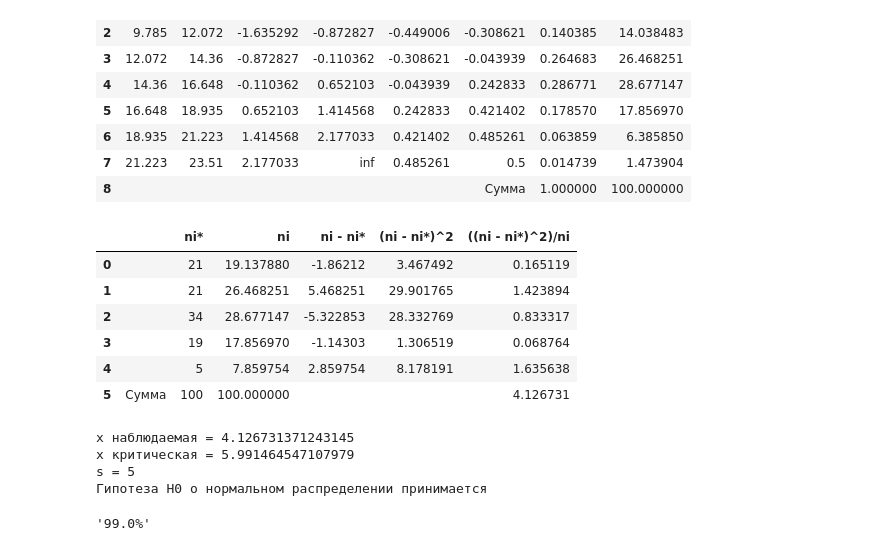
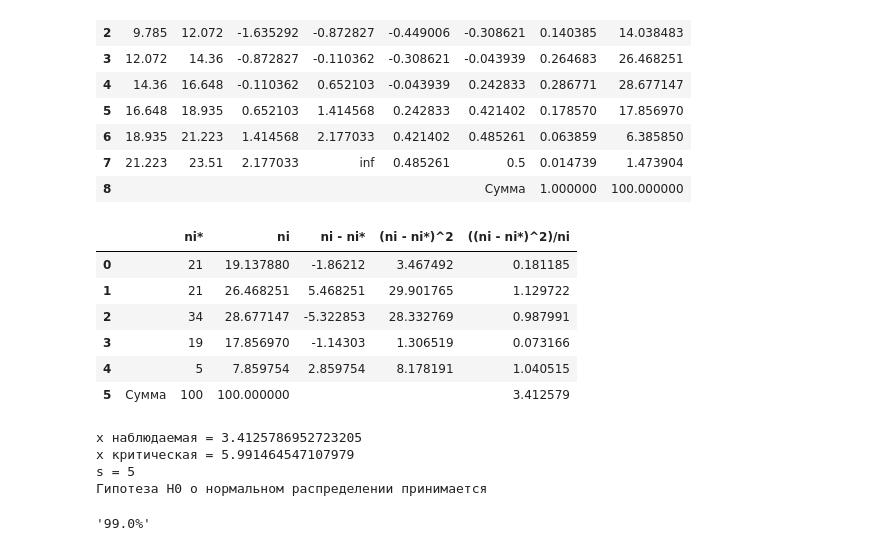
Before and after one commit to TheDeaX-Lab/econometric_lab1, a Jupyter notebook: test.ipynb, the cells around one changed output. Cells and saved outputs as stored; diff of their text form; code cells hidden in the pictures.

```diff
--- a/test.ipynb
+++ b/test.ipynb
@@ -233,41 +233,41 @@ def joining(ni, ni_t):
 
 vni, vni_t = joining(ni, ni_t)
 n_n = len(vni)
 vni_m_vni_t = [vni_t[i] - vni[i] for i in range(n_n)]
 vni_m_vni_t2 = [vni_m_vni_t[i]**2 for i in range(n_n)]
-vni_m_vni_t2_d_vni = [vni_m_vni_t2[i]/vni[i] for i in range(n_n)]
+vni_m_vni_t2_d_vni = [vni_m_vni_t2[i]/vni_t[i] for i in range(n_n)]
 display(
     pandas.DataFrame(
         zip_longest(
             [" "]*5 + ["Сумма"],
             vni + [sum(vni)],
             vni_t + [sum(vni_t)],
             vni_m_vni_t,
             vni_m_vni_t2,
             vni_m_vni_t2_d_vni + [sum(vni_m_vni_t2_d_vni)],
             fillvalue=" "
         ),
         columns=[" ", "ni*", "ni", "ni - ni*", "(ni - ni*)^2", "((ni - ni*)^2)/ni"]
     )
 )
 xnabl = sum(vni_m_vni_t2_d_vni)
 xcrit = chi2.ppf(1 - 0.05, n_n - 3)
 print("x наблюдаемая =", xnabl)
 print("x критическая =", xcrit)
 print("s =", n_n)
 if xnabl < xcrit:
     print("Гипотеза H0 о нормальном распределении принимается")
 else:
     print("Гипотеза H0 о нормальном распределении не принимается")
 # %% [output]
 |  |  | ni* | ni | ni - ni* | (ni - ni*)^2 | ((ni - ni*)^2)/ni |
-| 0 |  | 21 | 19.137880 | -1.86212 | 3.467492 | 0.165119 |
-| 1 |  | 21 | 26.468251 | 5.468251 | 29.901765 | 1.423894 |
-| 2 |  | 34 | 28.677147 | -5.322853 | 28.332769 | 0.833317 |
-| 3 |  | 19 | 17.856970 | -1.14303 | 1.306519 | 0.068764 |
-| 4 |  | 5 | 7.859754 | 2.859754 | 8.178191 | 1.635638 |
-| 5 | Сумма | 100 | 100.000000 |  |  | 4.126731 |
+| 0 |  | 21 | 19.137880 | -1.86212 | 3.467492 | 0.181185 |
+| 1 |  | 21 | 26.468251 | 5.468251 | 29.901765 | 1.129722 |
+| 2 |  | 34 | 28.677147 | -5.322853 | 28.332769 | 0.987991 |
+| 3 |  | 19 | 17.856970 | -1.14303 | 1.306519 | 0.073166 |
+| 4 |  | 5 | 7.859754 | 2.859754 | 8.178191 | 1.040515 |
+| 5 | Сумма | 100 | 100.000000 |  |  | 3.412579 |
-x наблюдаемая = 4.126731371243145
+x наблюдаемая = 3.4125786952723205
 x критическая = 5.991464547107979
 s = 5
 Гипотеза H0 о нормальном распределении принимается
```
